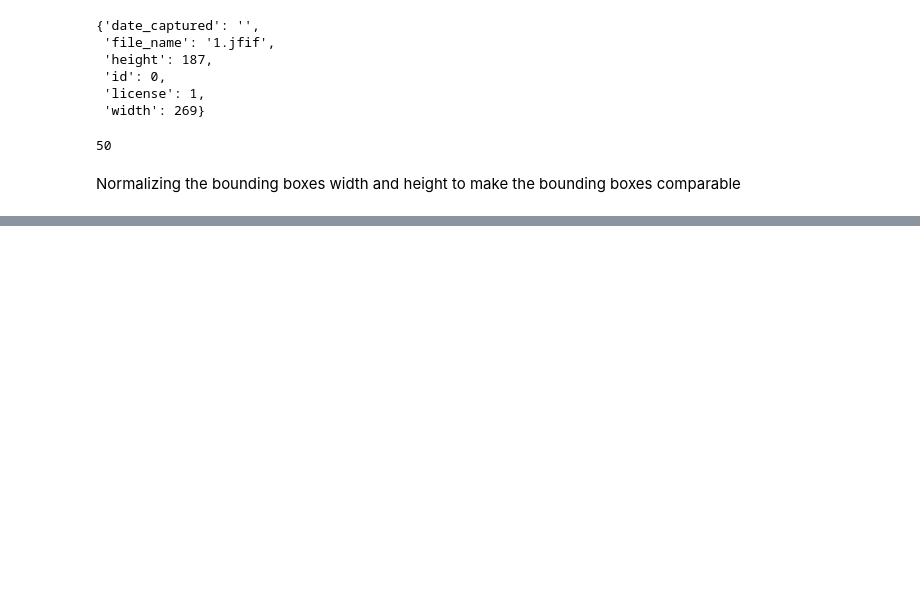
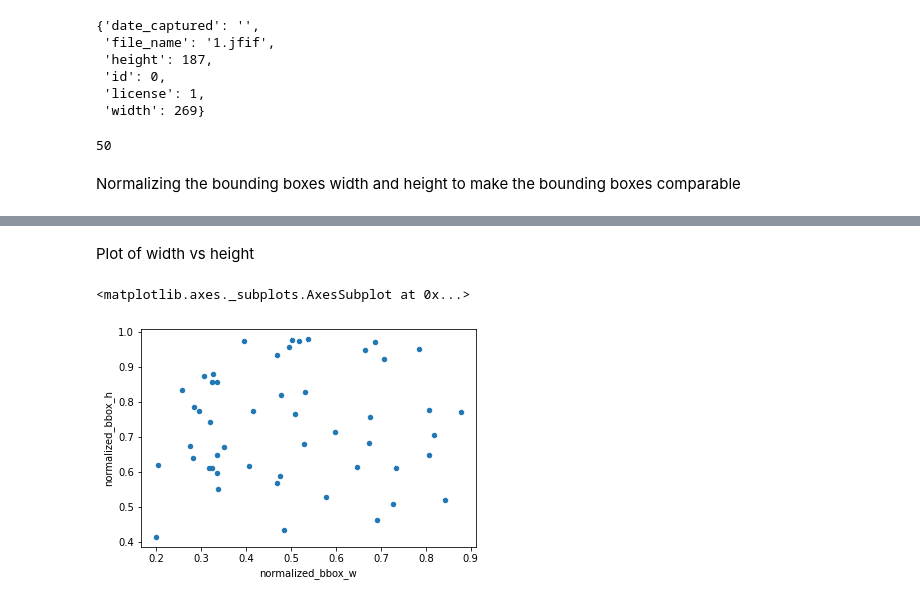
Before and after one commit to m-shilpa/EVA4, a Jupyter notebook: Session 12/Assignment-B/yolo_kmeans.ipynb, the cells around one changed output, grey strips where cells are left out. Saved outputs shown, nothing was run; the diff lists cells and outputs as text; code cells hidden in the pictures; blank space fills up the shorter version.

```diff
--- a/Session 12/Assignment-B/yolo_kmeans.ipynb
+++ b/Session 12/Assignment-B/yolo_kmeans.ipynb
@@ -116,0 +133,7 @@ bbox = np.array(bbox)
+# %% [markdown]
+Plot of width vs height
+# %%
+df.plot.scatter('normalized_bbox_w','normalized_bbox_h')
+# %% [output]
+<matplotlib.axes._subplots.AxesSubplot at 0x...>
+[figure, added]
```
Also changed, not shown: parts of 31 cells of this notebook.
